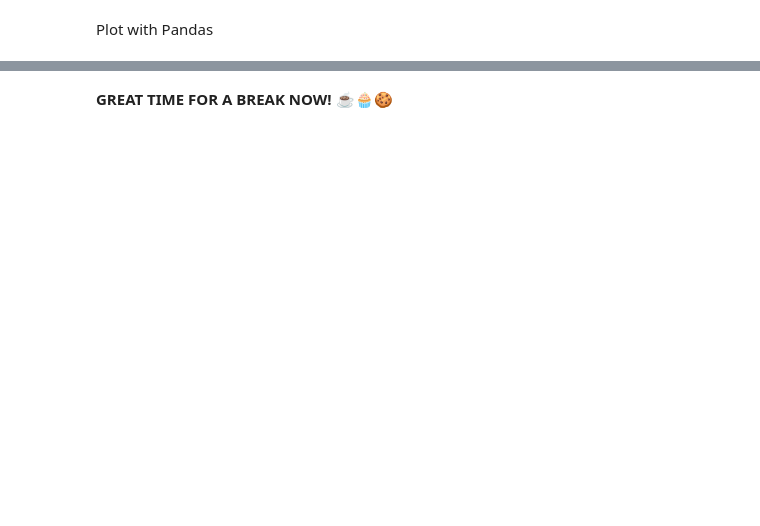
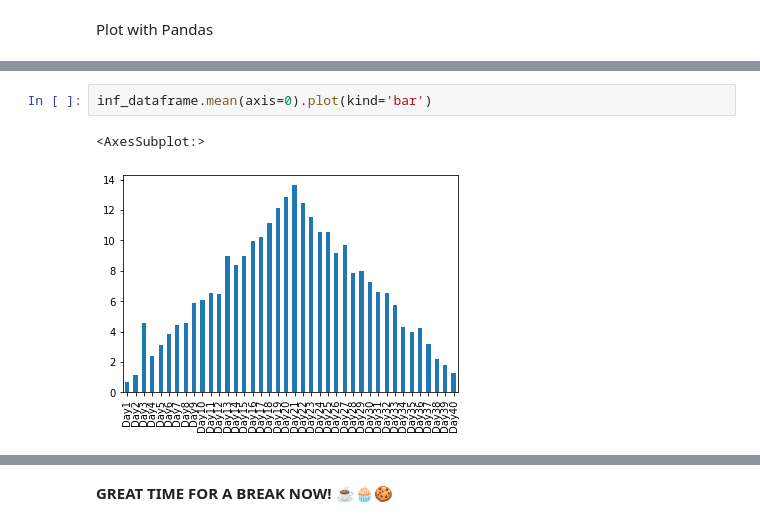
Before and after one commit to leriomaggio/python-data-science, a Jupyter notebook: working_notebook_scientific_python-livecoding.ipynb, the cells around one changed output, grey strips where cells are left out. Cells and saved outputs as stored; diff of their text form; blank space fills up the shorter version.

```diff
--- a/working_notebook_scientific_python-livecoding.ipynb
+++ b/working_notebook_scientific_python-livecoding.ipynb
@@ -692,0 +1163,5 @@ Plot with Pandas
+# %%
+inf_dataframe.mean(axis=0).plot(kind='bar')
+# %% [output]
+<AxesSubplot:>
+[figure, added]
```
Also changed, not shown: parts of 65 cells of this notebook.
